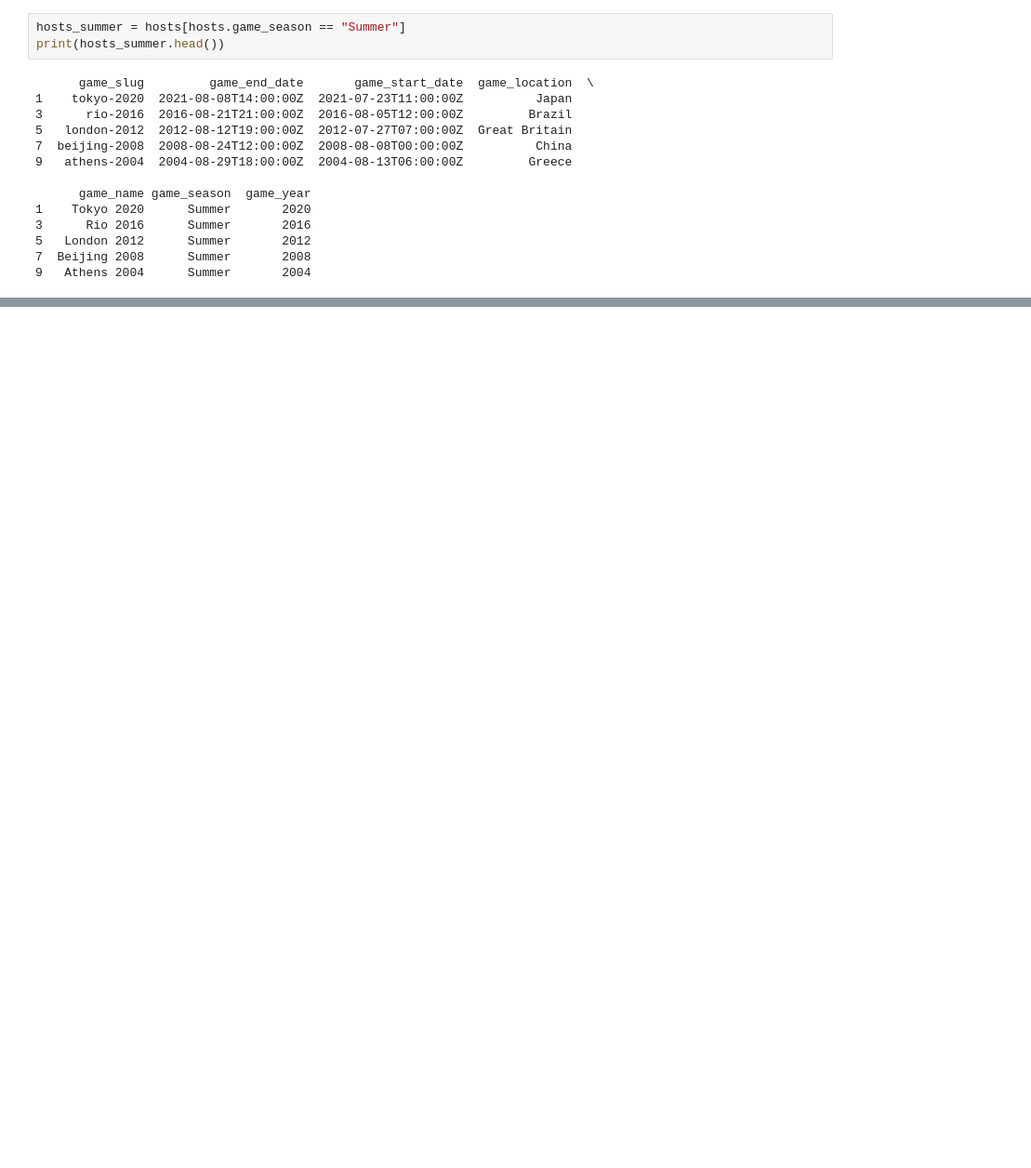
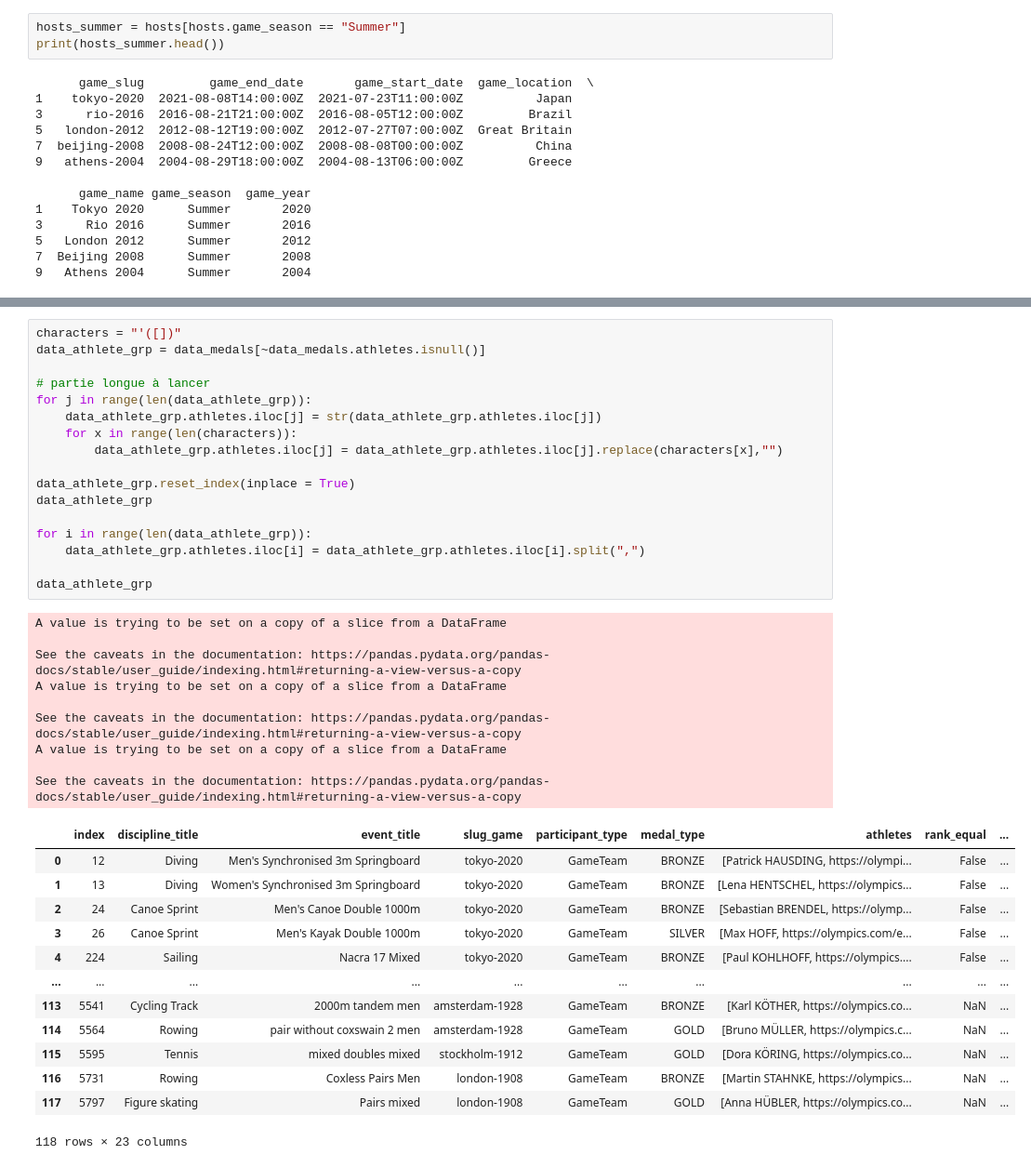
Before and after one commit to brmuloot/Jeux-Olympiques, a Jupyter notebook: Jeux_olympiques.ipynb, the cells around one changed output, grey strips where cells are left out. Shown: that part at 93% size. Drawn from its saved outputs; the diff is of its cells as text; blank space fills up the shorter version.

```diff
--- a/Jeux_olympiques.ipynb
+++ b/Jeux_olympiques.ipynb
@@ -167,0 +151,40 @@ See the caveats in the documentation: https://pandas.pydata.org/pandas-docs/stab
+# %%
+characters = "'([])"
+data_athlete_grp = data_medals[~data_medals.athletes.isnull()]
+
+# partie longue à lancer
+for j in range(len(data_athlete_grp)):
+    data_athlete_grp.athletes.iloc[j] = str(data_athlete_grp.athletes.iloc[j])
+    for x in range(len(characters)):
+        data_athlete_grp.athletes.iloc[j] = data_athlete_grp.athletes.iloc[j].replace(characters[x],"")
+
+data_athlete_grp.reset_index(inplace = True)
+data_athlete_grp
+
+for i in range(len(data_athlete_grp)):
+    data_athlete_grp.athletes.iloc[i] = data_athlete_grp.athletes.iloc[i].split(",")
+
+data_athlete_grp
+# %% [output]
+A value is trying to be set on a copy of a slice from a DataFrame
+
+See the caveats in the documentation: https://pandas.pydata.org/pandas-docs/stable/user_guide/indexing.html#returning-a-view-versus-a-copy
+A value is trying to be set on a copy of a slice from a DataFrame
+
+See the caveats in the documentation: https://pandas.pydata.org/pandas-docs/stable/user_guide/indexing.html#returning-a-view-versus-a-copy
+A value is trying to be set on a copy of a slice from a DataFrame
+
+See the caveats in the documentation: https://pandas.pydata.org/pandas-docs/stable/user_guide/indexing.html#returning-a-view-versus-a-copy
+|  | index | discipline_title | event_title | slug_game | participant_type | medal_type | athletes | rank_equal | ... |
+| 0 | 12 | Diving | Men's Synchronised 3m Springboard | tokyo-2020 | GameTeam | BRONZE | [Patrick HAUSDING, https://olympi... | False | ... |
+| 1 | 13 | Diving | Women's Synchronised 3m Springboard | tokyo-2020 | GameTeam | BRONZE | [Lena HENTSCHEL, https://olympics... | False | ... |
+| 2 | 24 | Canoe Sprint | Men's Canoe Double 1000m | tokyo-2020 | GameTeam | BRONZE | [Sebastian BRENDEL, https://olymp... | False | ... |
+| 3 | 26 | Canoe Sprint | Men's Kayak Double 1000m | tokyo-2020 | GameTeam | SILVER | [Max HOFF, https://olympics.com/e... | False | ... |
+| 4 | 224 | Sailing | Nacra 17 Mixed | tokyo-2020 | GameTeam | BRONZE | [Paul KOHLHOFF, https://olympics.... | False | ... |
+| ... | ... | ... | ... | ... | ... | ... | ... | ... | ... |
+| 113 | 5541 | Cycling Track | 2000m tandem men | amsterdam-1928 | GameTeam | BRONZE | [Karl KÖTHER, https://olympics.co... | NaN | ... |
+| 114 | 5564 | Rowing | pair without coxswain 2 men | amsterdam-1928 | GameTeam | GOLD | [Bruno MÜLLER, https://olympics.c... | NaN | ... |
+| 115 | 5595 | Tennis | mixed doubles mixed | stockholm-1912 | GameTeam | GOLD | [Dora KÖRING, https://olympics.co... | NaN | ... |
+| 116 | 5731 | Rowing | Coxless Pairs Men | london-1908 | GameTeam | BRONZE | [Martin STAHNKE, https://olympics... | NaN | ... |
+| 117 | 5797 | Figure skating | Pairs mixed | london-1908 | GameTeam | GOLD | [Anna HÜBLER, https://olympics.co... | NaN | ... |
+118 rows × 23 columns
```
Also changed, not shown: parts of 17 cells of this notebook.
